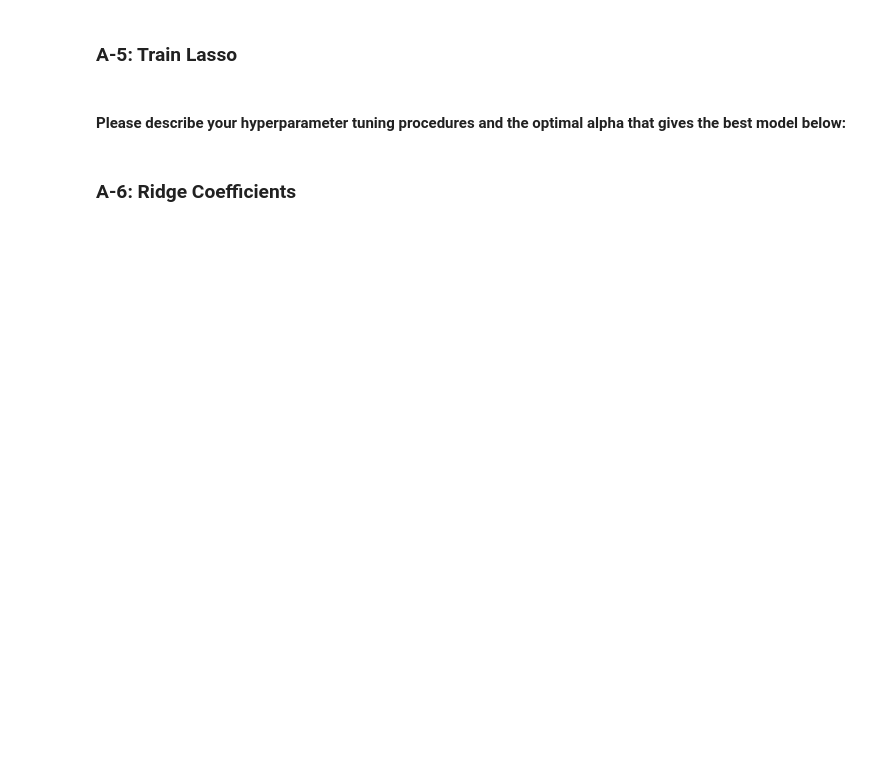
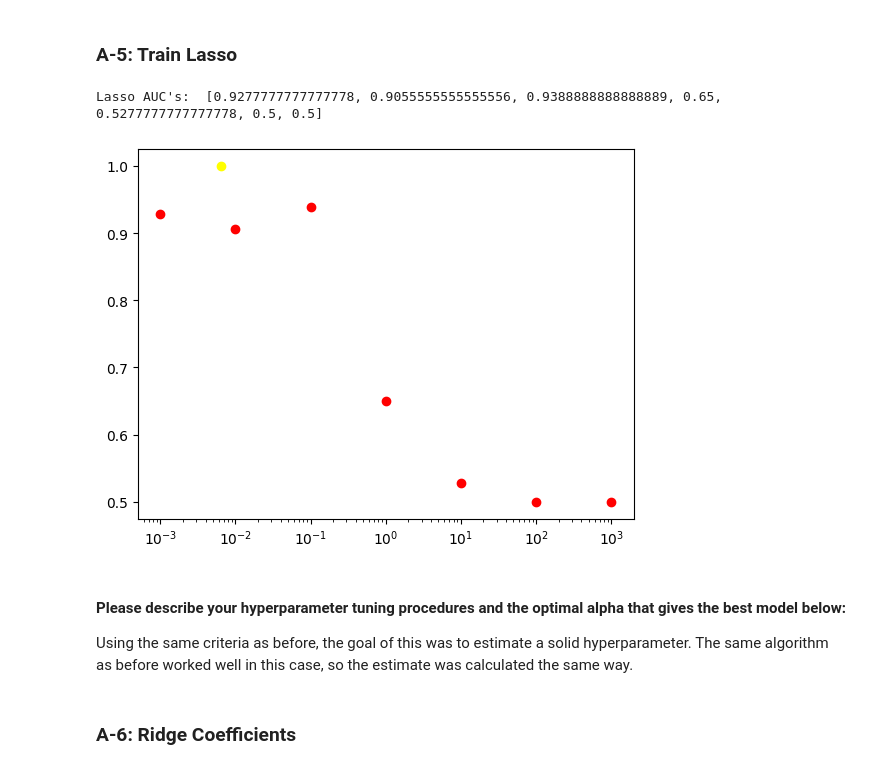
Before and after one commit to Tombo-Combo77/633Hw2, a Jupyter notebook: CSCE633_HW2_Starter_Notebook.ipynb, the cells around one changed output. Cells and saved outputs as stored; diff of their text form; code cells hidden in the pictures; blank space fills up the shorter version.

```diff
--- a/CSCE633_HW2_Starter_Notebook.ipynb
+++ b/CSCE633_HW2_Starter_Notebook.ipynb
@@ -119,17 +149,43 @@ def train_ridge( x_train: np.ndarray, y_train:np.ndarray, x_val: np.ndarray, y_v
 # %%
 def train_lasso( x_train: np.ndarray, y_train:np.ndarray, x_val: np.ndarray, y_val: np.ndarray, max_iter: int = int(1e8))-> dict:
     '''
         Instantiate an object of Lasso Regression Model. Train the model object using training data for the given N-bootstraps iterations.
         In each iteration train the model for all alpha_vals, compute the auc values with the validation set and append the values to aucs_lasso.
         Return the "lasso_mean_auc" dictionary which stores the mean auc for each alpha.
     '''
-    n_bootstraps = int(1e3)
+    n_bootstraps = int(1e3) #TODO: Figure out what these bootstraps are for
     aucs_lasso = []
     alpha_vals = [1e-3, 1e-2, 1e-1, 1, 1e1, 1e2, 1e3]
 
     ## YOUR CODE HERE
+    bestModel = None
+    maxAuc = 0
+    for alpha in alpha_vals:
+        model = Lasso(alpha = alpha,  max_iter = max_iter)
+        model.fit(x_train, y_train)
+        fpr, tpr, thresholds = metrics.roc_curve(y_val, model.predict(x_val))
+        auc = metrics.auc(fpr, tpr)
+        aucs_lasso.append(auc)
+        if auc>maxAuc:
+            bestModel=model
+    print("Lasso AUC's: ", aucs_lasso)
+    return {A: B for A, B in zip(alpha_vals, aucs_lasso)}
+lasso_score = train_lasso(trFeat, trLbl, valFeat, valLbl)
+alphas, rs =zip(*lasso_score.items())
+alphas = np.asarray(alphas)
+rs = np.asarray(rs)
+plt.scatter(alphas, rs, color='red')
+r2 = rs**2 #If I square this parameter, I put more emphasis on the good estimate margin
+opt_alphaL = 10**(np.sum((r2*np.log(alphas)))/np.sum(r2))
+plt.scatter(opt_alphaL, 1, color='yellow')
+plt.xscale('log')
+plt.show()
+# %% [output]
+Lasso AUC's:  [0.9277777777777778, 0.9055555555555556, 0.9388888888888889, 0.65, 0.5277777777777778, 0.5, 0.5]
+[figure, added]
 # %% [markdown]
 #### Please describe your hyperparameter tuning procedures and the optimal alpha that gives the best model below:
+Using the same criteria as before, the goal of this was to estimate a solid hyperparameter. The same algorithm as before worked well in this case, so the estimate was calculated the same way.
 # %% [markdown]
 ### A-6: Ridge Coefficients
 # %%
```
Also changed, not shown: parts of 6 cells of this notebook.
